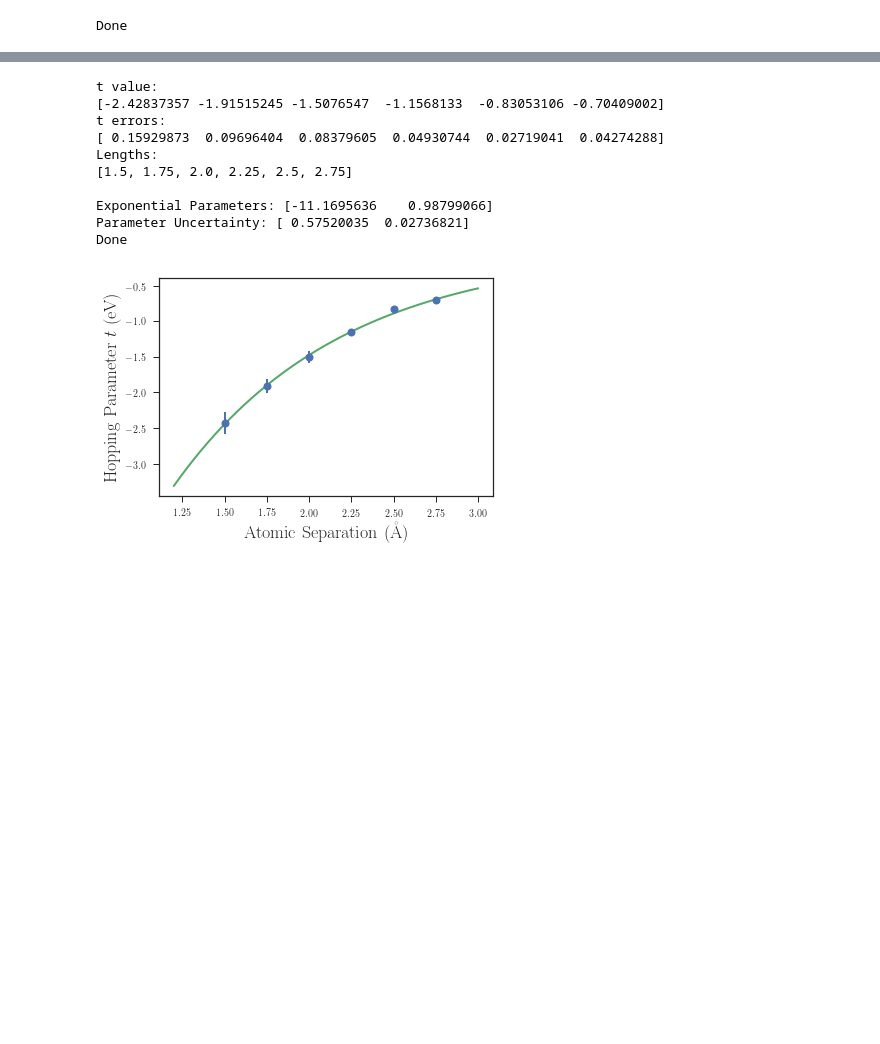
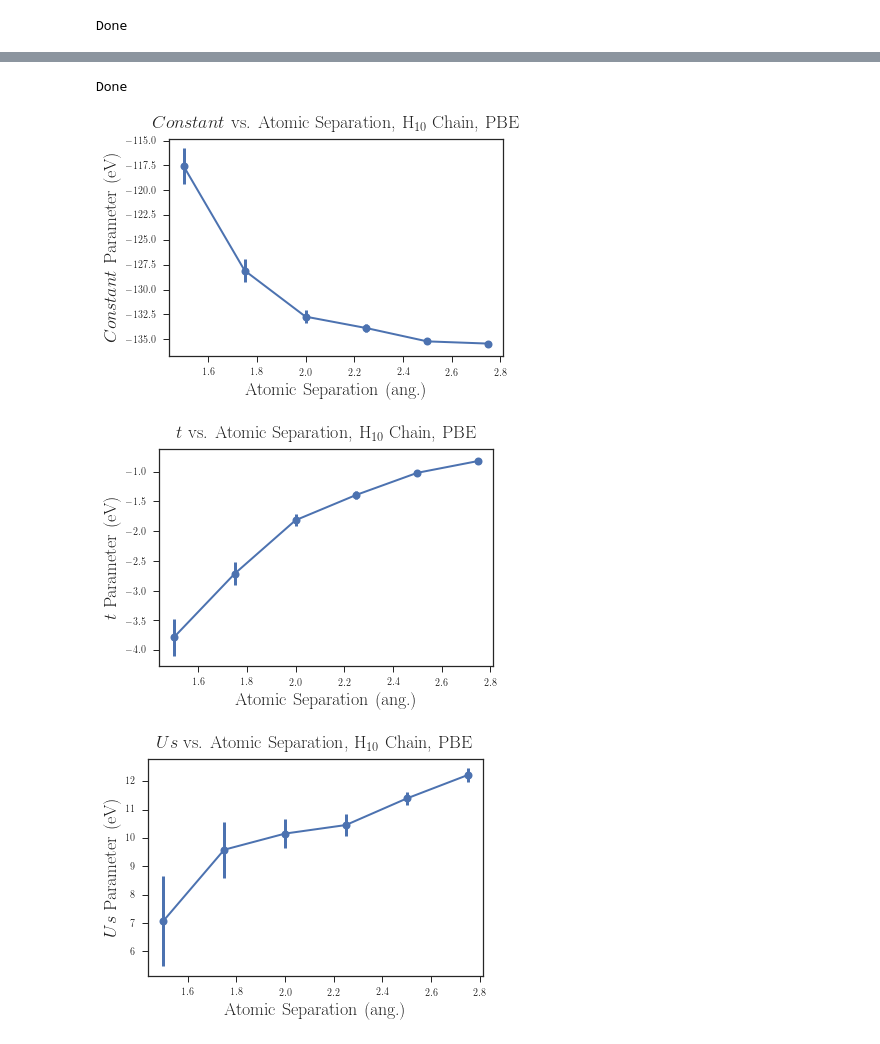
Before and after one commit to hiteshjc/Downfolding, a Jupyter notebook: hchain_data/kiel/h_chain_combine.ipynb, the cells around one changed output, grey strips where cells are left out. Saved outputs shown, nothing was run; the diff lists cells and outputs as text; code cells hidden in the pictures; blank space fills up the shorter version.

```diff
--- a/hchain_data/kiel/h_chain_combine.ipynb
+++ b/hchain_data/kiel/h_chain_combine.ipynb
@@ -68,8 +68,9 @@ Len=len(dat['atom'])
 dat = dat.reset_index(drop=True)
 
 L=len(dat['energy'])
+#print(dat)
 
-#############################################################################
+###############################################################################
 
 dat.to_csv('H_chain_data.csv')
 dat.to_pickle('H_chain_data.pkl')
@@ -79,8 +80,8 @@ act_num=10
 print('Act. Pop. Cut-Off: '+np.str(act_num-0.5))
 dat=dat[dat['Act. Pop.'] > act_num-0.5]
 dat=dat[dat['Act. Pop.'] < act_num+0.05]
+dat=dat[dat['energy'] > -5.1]
 print(dat)
-
 
 dat.to_csv('H_chain_data.csv')
 
@@ -243,6 +234,5 @@ Done
 # %%
-#Fit curve to t parameter for U-t model, with no offset, no annotation
-from scipy.optimize import curve_fit
+#Use OLS package to get parameter errors
 
 plt.rc('text', usetex=True)
 plt.rc('font', family='serif')
@@ -275,79 +265,45 @@ def fit_dataframe_ols(parameters,df):
 
   return model,A,K
 
 
+#(x[0][cc]*evc, mod.bse[cc])
+
 DM_terms=['Constant', 't', 'Us']
 
 params={}
 for p in DM_terms:
     params[p]={'Value':[], 'Error':[]}
 
 lengths=[1.5, 1.75, 2.0, 2.25, 2.5, 2.75]
 dat_func=dat[ dat['functional']==func_choice ]
 
 for il,l in enumerate(lengths):
     dat_L=dat_func[ dat_func['Length']==np.str(l) ]
     x=fit_dataframe(DM_terms,dat_L)
     mod,X,Y=fit_dataframe_ols(DM_terms,dat_L)
     E_ab=x[2]
     E_err=x[3]
     E_mod=x[4]
     E_err_mod=(np.array(E_ab)-np.array(E_mod))
     for iv,v in enumerate(x[0]):
         params[DM_terms[iv]]['Value'].append(v)
         params[DM_terms[iv]]['Error'].append(mod.bse[iv])
 
-t_values=params['t']['Value']
-t_err=params['t']['Error']
-
-print('t value:')
-print(evc*np.array(t_values))
-print('t errors:')
-print(np.array(t_err))
-print('Lengths:')
-print(lengths)
-print('')
+c=1
+for i,p in enumerate(DM_terms):
+      plt.figure(c)
+      c+=1
+      plt.errorbar(lengths, evc*np.array(params[p]['Value']), yerr=np.array(params[p]['Error']), elinewidth=3, linewidth=lw+2, marker='o', markersize=ms-2, mew=2)
+      plt.xlabel('Atomic Separation (ang.)', fontsize=fs)
+      plt.ylabel('$'+np.str(p)+'$ Parameter (eV)', fontsize=fs)
+      plt.title('$'+np.str(p)+'$ vs. Atomic Separation, H$_{10}$ Chain, PBE', fontsize=fs)
+      plt.savefig('$'+np.str(p)+'$_vs_separation_h_chain_ols.pdf', bbox_inches='tight')
+      plt.savefig('$'+np.str(p)+'$_vs_separation_h_chain_ols.png', bbox_inches='tight')
 
 
-curve_param, curve_cov =curve_fit(lambda t,a,b: a*np.exp(-1*t/b),  lengths,  evc*np.array(t_values), p0=(1,1))
-
-curve_std=np.sqrt(np.diag(curve_cov))
-
-print('Exponential Parameters: '+np.str(curve_param))
-print('Parameter Uncertainty: '+np.str(curve_std))
-
-a_fit=curve_param[0]
-b_fit=curve_param[1]
-
-x_fit=np.linspace(1.2,3,500)
-y_fit=(a_fit*np.exp(-1*x_fit/b_fit))
-
-
-plt.errorbar(lengths, evc*np.array(t_values), yerr=t_err, elinewidth=2, linewidth=0.0, marker='o', markersize=ms-2, mew=2)
-plt.plot(x_fit, y_fit, linewidth=2, markersize=0, mew=2)
-plt.xlabel('Atomic Separation (\AA)', fontsize=fs)
-plt.ylabel('Hopping Parameter $t$ (eV)', fontsize=fs)
-#plt.title('Fitted $t$ Values vs. Separation, H$_{10}$ Chain, PBE', fontsize=fs)
-
-capy=0.85
-round_num=2
-#plt.annotate("$t (r) = t_0 \: e^{-r / r_0 }$", xy=(0.1,capy), xycoords='axes fraction', fontsize=18)
-#plt.annotate("$ t_0 =$ "+np.str(np.round(curve_param[0], round_num))+" ("+np.str(np.round(curve_std[0], round_num))+") eV", xy=(0.5,0.30), xycoords='axes fraction', fontsize=15)
-#plt.annotate("$ r_0 =$ "+np.str(np.round(curve_param[1], round_num))+" ("+np.str(np.round(curve_std[1], round_num))+") ang.", xy=(0.5,0.20), xycoords='axes fraction', fontsize=15)
-
-plt.savefig('fitted_t_values_no_annotate_h10_chain.pdf', bbox_inches='tight')
-plt.savefig('fitted_t_values_no_annotate_h10_chain.png', bbox_inches='tight', dpi=200)
-
 print('Done')
 # %% [output]
-t value:
-[-2.42837357 -1.91515245 -1.5076547  -1.1568133  -0.83053106 -0.70409002]
-t errors:
-[ 0.15929873  0.09696404  0.08379605  0.04930744  0.02719041  0.04274288]
-Lengths:
-[1.5, 1.75, 2.0, 2.25, 2.5, 2.75]
-
-Exponential Parameters: [-11.1695636    0.98799066]
-Parameter Uncertainty: [ 0.57520035  0.02736821]
 Done
-[figure, old version]
+[figure, new version]
+[figure, added]
+[figure, added]
```
Also changed, not shown: parts of 4 cells of this notebook.
